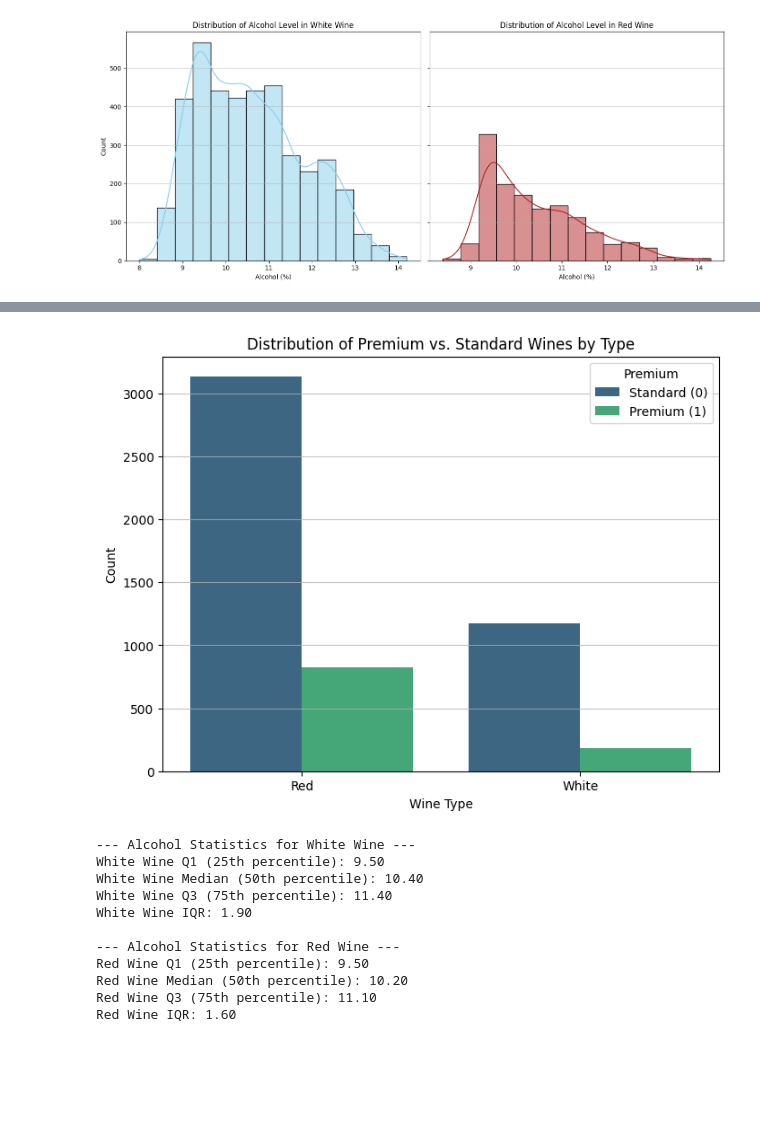
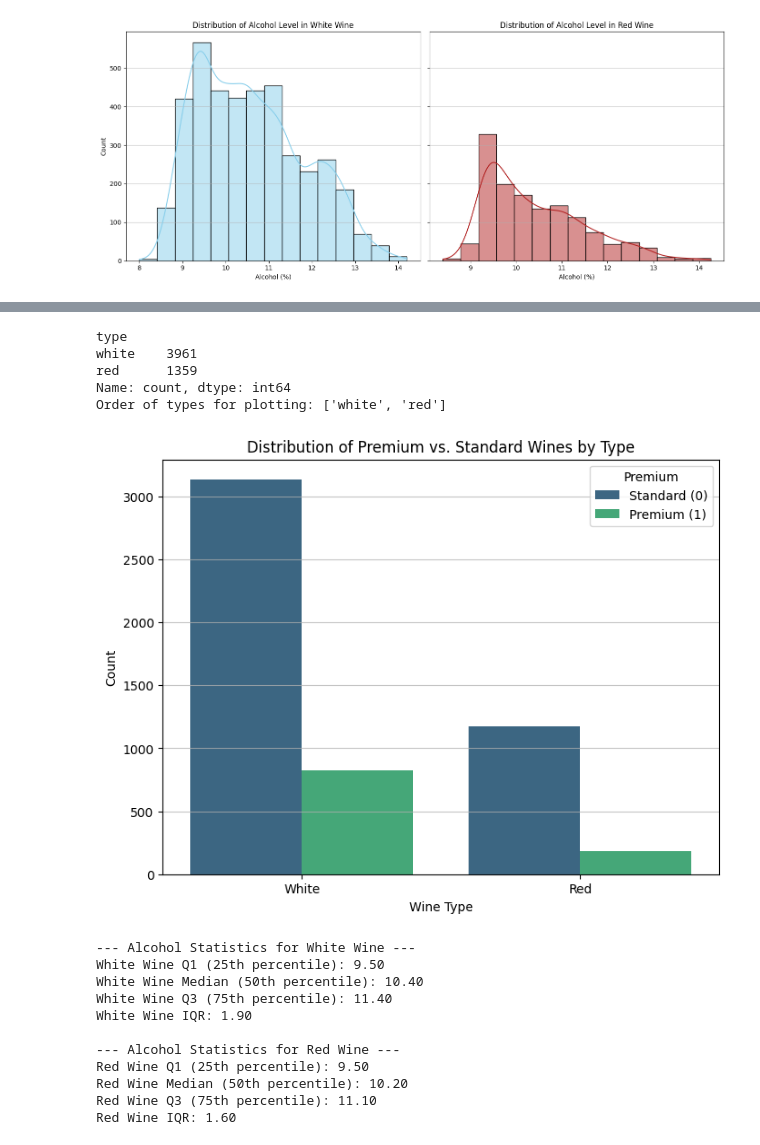
Before and after one commit to alpie13-blip/ADALL_github, a Jupyter notebook: ADALL/4641601C_ADALL_Project. v5.ipynb, the cells around one changed output, grey strips where cells are left out. Drawn from its saved outputs; the diff is of its cells as text; code cells hidden in the pictures; blank space fills up the shorter version.

```diff
--- a/ADALL/4641601C_ADALL_Project. v5.ipynb
+++ b/ADALL/4641601C_ADALL_Project. v5.ipynb
@@ -2398,18 +2430,32 @@ plt.show()
+# %%
+print(cleaned_df['type'].value_counts())
+
+# Get the order of categories as they appear on the plot (by default, countplot sorts by value or by alphabetical order if not specified)
+# Assuming 'white' comes first due to higher count or alphabetical sorting for numerical x-axis plotting
+# We will use this information to correct the xticks in the next step if needed.
+ordered_types = cleaned_df['type'].value_counts().index.tolist()
+print(f"Order of types for plotting: {ordered_types}")
+# %% [output]
+type
+white    3961
+red      1359
+Name: count, dtype: int64
+Order of types for plotting: ['white', 'red']
 # %%
 import matplotlib.pyplot as plt
 import seaborn as sns
 
 plt.figure(figsize=(8, 6))
 sns.countplot(x='type', hue='premium', data=cleaned_df, palette='viridis')
 plt.title('Distribution of Premium vs. Standard Wines by Type')
 plt.xlabel('Wine Type')
 plt.ylabel('Count')
-plt.xticks([0, 1], ['Red', 'White']) # Assuming 'red' and 'white' are the values for 'type'
+plt.xticks([0, 1], ['White', 'Red']) # Corrected labels to match the order in value_counts()
 plt.legend(title='Premium', labels=['Standard (0)', 'Premium (1)'])
 plt.grid(axis='y', alpha=0.75)
 plt.show()
 # %% [output]
-[figure, old version]
+[figure, new version]
 # %%
 import matplotlib.pyplot as plt
 import seaborn as sns
```
Also changed, not shown: parts of 2 cells of this notebook.
